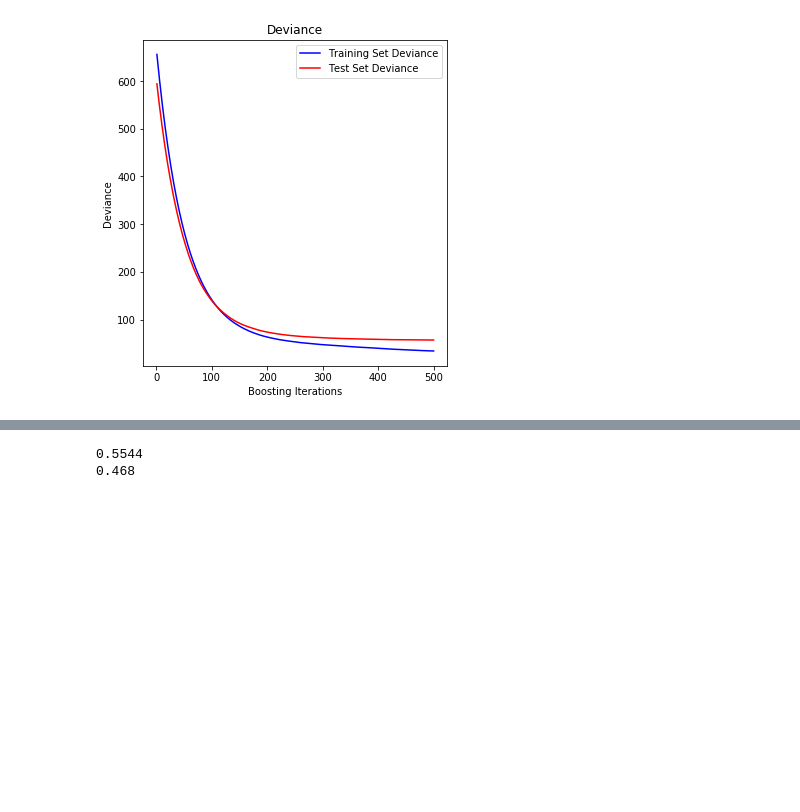
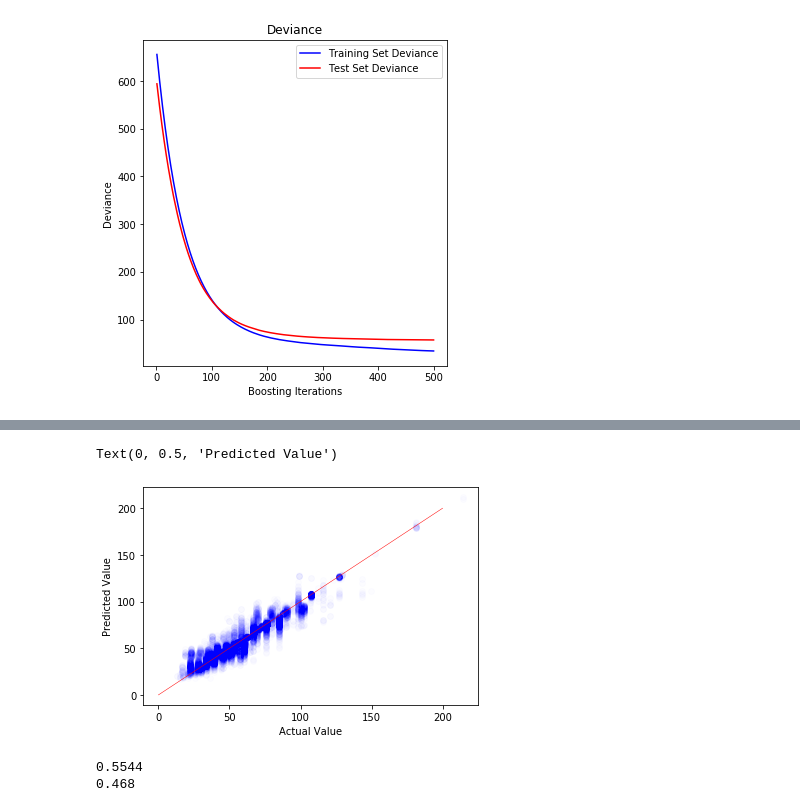
Before and after one commit to CTso25/Predict-Train-Prices, a Jupyter notebook: new_models.ipynb, the cells around one changed output, grey strips where cells are left out. Cells and saved outputs as stored; diff of their text form; code cells hidden in the pictures; blank space fills up the shorter version.

```diff
--- a/new_models.ipynb
+++ b/new_models.ipynb
@@ -400,3 +402,12 @@ mean_squared_error(y_test, model.predict(X_test))
+# %%
+y_preds_test = model.predict(X_test)
+plt.plot(y_test, y_preds_test, 'bo', alpha = 0.01)
+plt.plot([0, 200], [0, 200], color = 'red', linewidth = 0.5)
+plt.xlabel("Actual Value")
+plt.ylabel("Predicted Value")
+# %% [output]
+Text(0, 0.5, 'Predicted Value')
+[figure, added]
 # %%
 train_pred = model.predict(X_train)
 train_preds_acc = []
```
Also changed, not shown: parts of 12 cells of this notebook.
